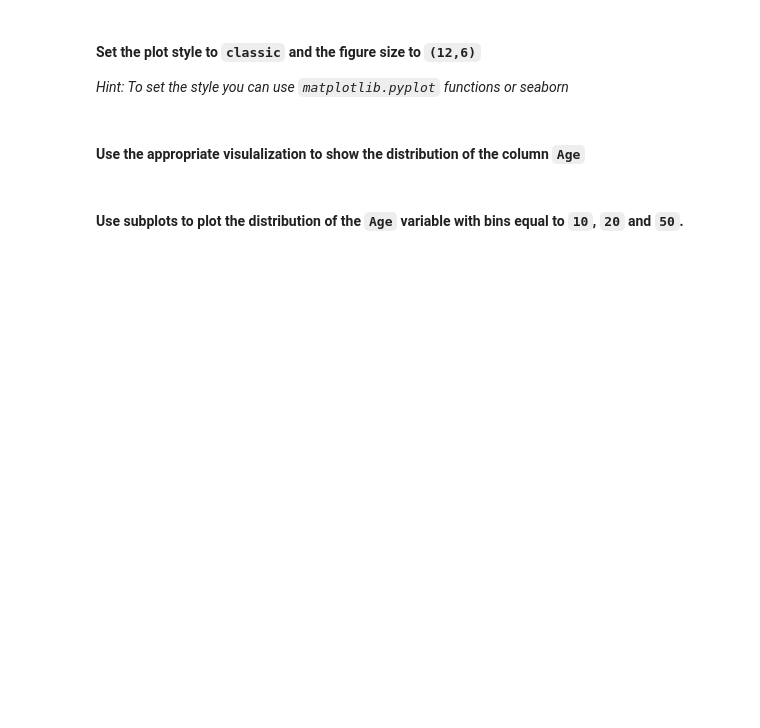
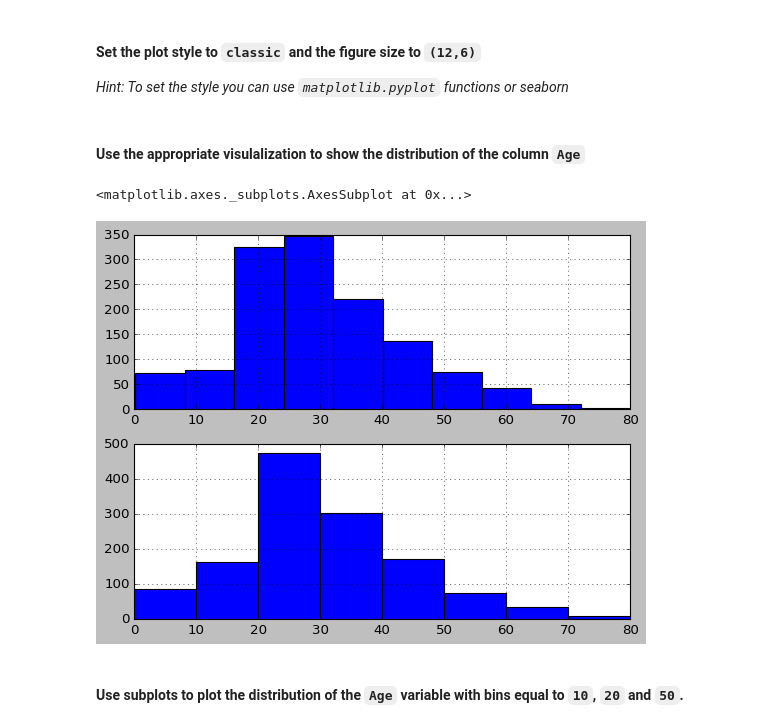
Before and after one commit to ironhack-datalabs/mad-oct-2018, a Jupyter notebook: module-2/lab-matplotlib-seaborn/your-code/challenge-3.ipynb, the cells around one changed output. Saved outputs shown, nothing was run; the diff lists cells and outputs as text; code cells hidden in the pictures; blank space fills up the shorter version.

Commit message:
lab-matplotlib-seaborn MOD #4 - Finished

```diff
--- a/module-2/lab-matplotlib-seaborn/your-code/challenge-3.ipynb
+++ b/module-2/lab-matplotlib-seaborn/your-code/challenge-3.ipynb
@@ -92,2 +127,10 @@ plt.style.use('classic')
+# %%
+# your code here
+fig,ax=plt.subplots(2,1)
+titanic['Age'].hist(ax=ax[0])
+titanic['Age'].hist(bins=range(0,int(max(titanic['Age']))+1,10),ax=ax[1])
+# %% [output]
+<matplotlib.axes._subplots.AxesSubplot at 0x...>
+[figure, added]
 # %% [markdown]
 #### Use subplots to plot the distribution of the `Age` variable with bins equal to `10`, `20` and `50`.
```
Also changed, not shown: parts of 35 cells of this notebook.
